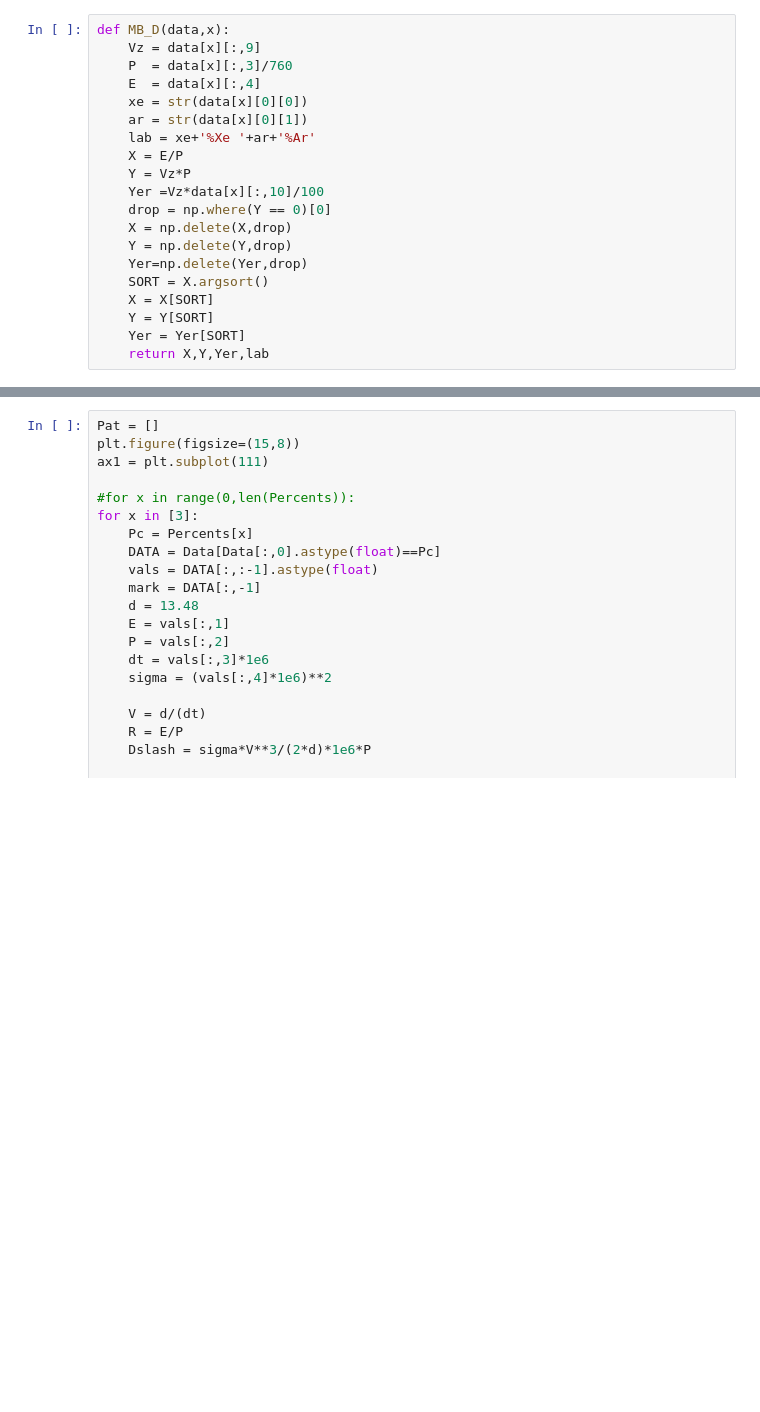
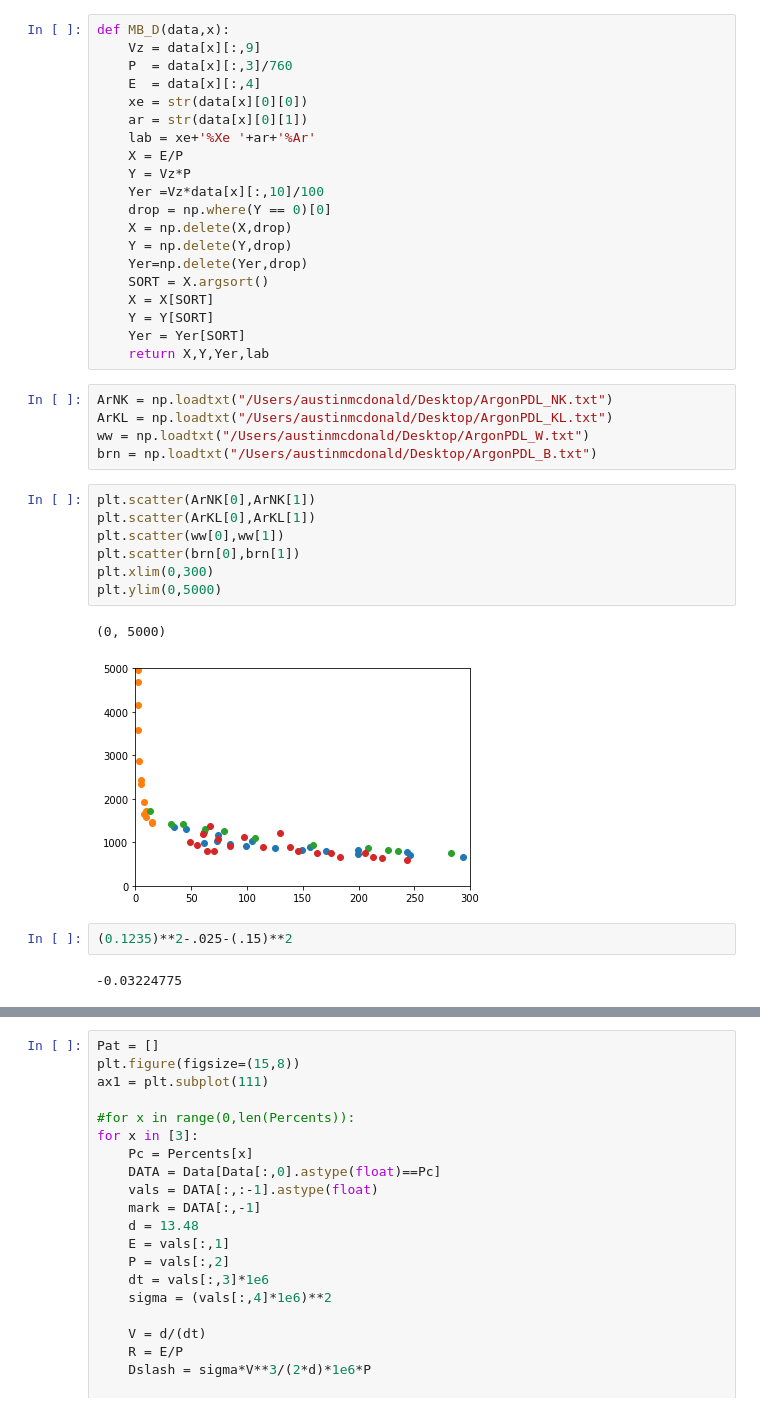
Before and after one commit to AustinMcDonald/Python, a Jupyter notebook: Electron-XeAr/XeAr-V100-analysis.ipynb, the cells around one changed output, grey strips where cells are left out. Cells and saved outputs as stored; diff of their text form; blank space fills up the shorter version.

```diff
--- a/Electron-XeAr/XeAr-V100-analysis.ipynb
+++ b/Electron-XeAr/XeAr-V100-analysis.ipynb
@@ -152,3 +637,22 @@ def MB_D(data,x):
     Y = Y[SORT]
     Yer = Yer[SORT]
     return X,Y,Yer,lab
+# %%
+ArNK = np.loadtxt("/Users/austinmcdonald/Desktop/ArgonPDL_NK.txt")
+ArKL = np.loadtxt("/Users/austinmcdonald/Desktop/ArgonPDL_KL.txt")
+ww = np.loadtxt("/Users/austinmcdonald/Desktop/ArgonPDL_W.txt")
+brn = np.loadtxt("/Users/austinmcdonald/Desktop/ArgonPDL_B.txt")
+# %%
+plt.scatter(ArNK[0],ArNK[1])
+plt.scatter(ArKL[0],ArKL[1])
+plt.scatter(ww[0],ww[1])
+plt.scatter(brn[0],brn[1])
+plt.xlim(0,300)
+plt.ylim(0,5000)
+# %% [output]
+(0, 5000)
+[figure, added]
+# %%
+(0.1235)**2-.025-(.15)**2
+# %% [output]
+-0.03224775
```
Also changed, not shown: parts of 69 cells of this notebook, 15 other files.
